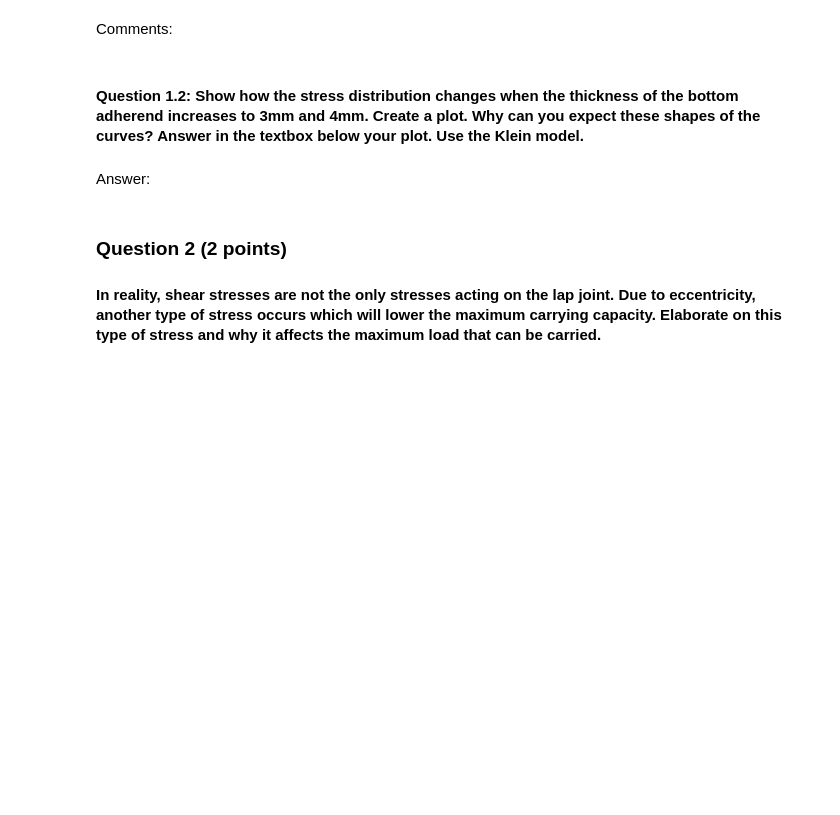
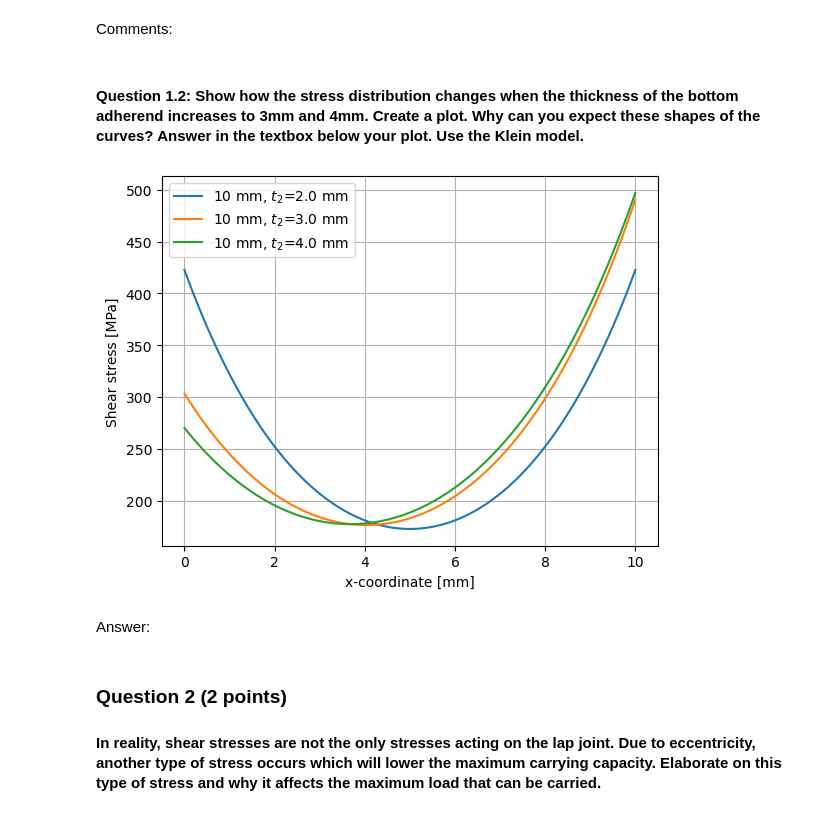
Before and after one commit to arthurstreebgreebling/PCM, a Jupyter notebook: A3 Joining/Joining.ipynb, the cells around one changed output. Drawn from its saved outputs; the diff is of its cells as text; code cells hidden in the pictures; blank space fills up the shorter version.

```diff
--- a/A3 Joining/Joining.ipynb
+++ b/A3 Joining/Joining.ipynb
@@ -43,6 +100,25 @@ $d$ = adhesive thickness
 Comments:
 # %% [markdown]
 #### Question 1.2: Show how the stress distribution changes when the thickness of the bottom adherend increases to 3mm and 4mm. Create a plot. Why can you expect these shapes of the curves? Answer in the textbox below your plot. Use the Klein model.
+# %%
+E1, E2, t1, t2, lu, GKl, d, F, w = 70e9, 70e9, 2e-3, 2e-3, 30e-3, 2e9, 0.3e-3, 50e3, 20e-3
+overlaps = [10e-3, 15e-3, 20e-3, 30e-3, 50e-3]
+overlaps = [10e-3]
+
+for i in overlaps:
+    tau_m = F / (w*i)
+    for j in [2e-3, 3e-3,4e-3]:
+        x = np.linspace(0,i,100)
+        plt.plot(x/1e-3, tau_klein(x, tau_m, i, GKl, E1, t1, E2, j, d)/1e6, label=f'{i*1e3:.0f} mm, $t_2$={j*1e3} mm')
+
+
+plt.legend()
+plt.grid()
+plt.xlabel('x-coordinate [mm]')
+plt.ylabel('Shear stress [MPa]')
+plt.show()
+# %% [output]
+[figure, added]
 # %% [markdown]
 Answer:
 # %% [markdown]
```
Also changed, not shown: parts of 8 cells of this notebook, 5 other files.
